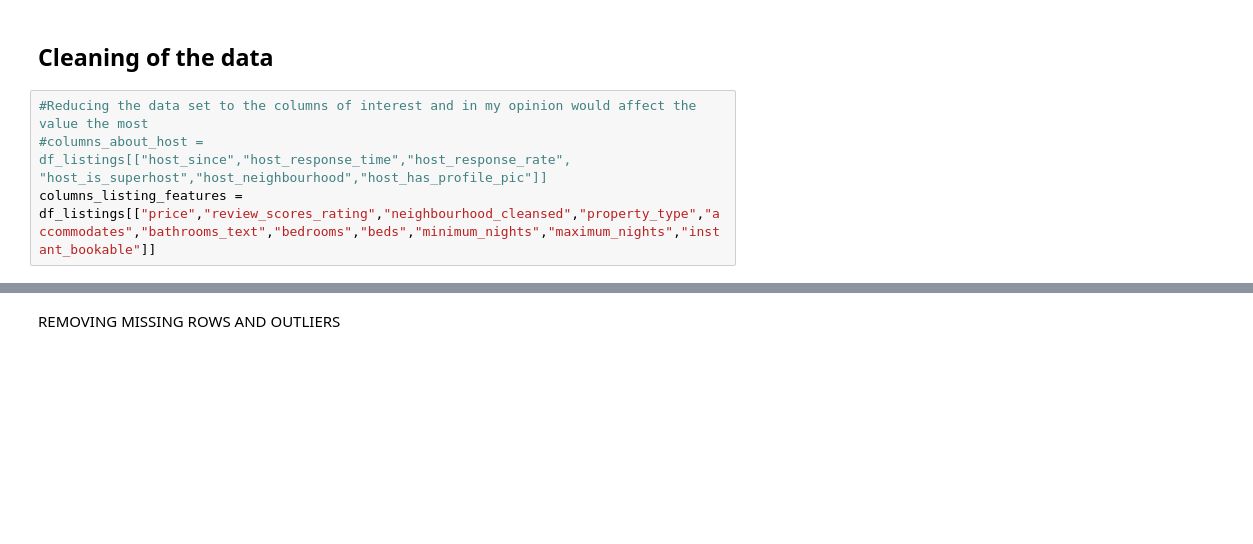
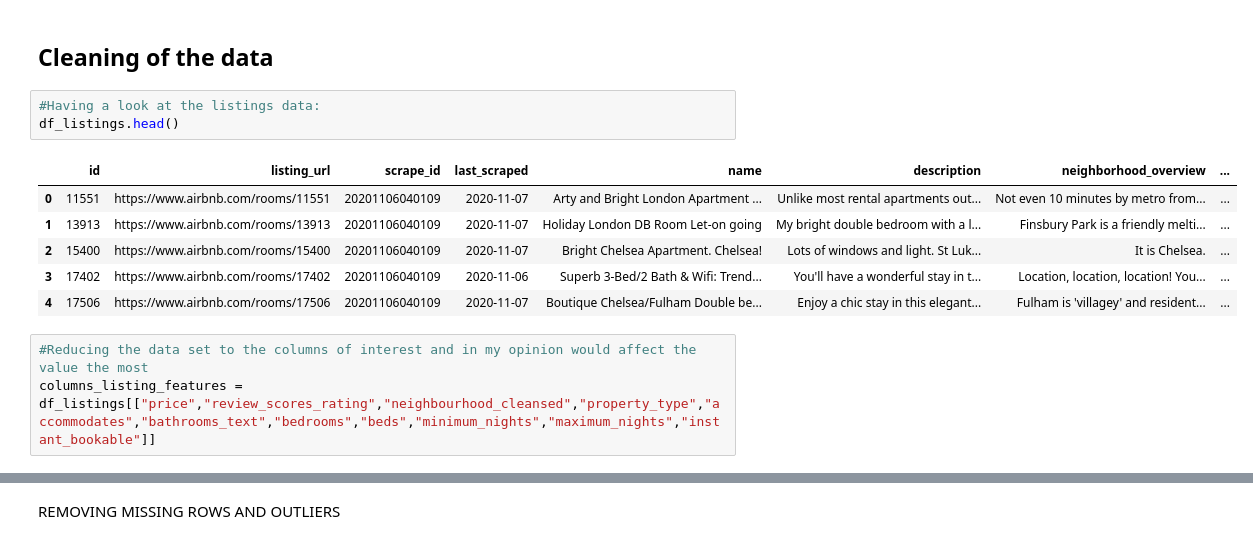
Before and after one commit to EsbenUrbak/Airbnb, a Jupyter notebook: London_Airbnb_Analysis.ipynb, the cells around one changed output, grey strips where cells are left out. Saved outputs shown, nothing was run; the diff lists cells and outputs as text; blank space fills up the shorter version.

```diff
--- a/London_Airbnb_Analysis.ipynb
+++ b/London_Airbnb_Analysis.ipynb
@@ -124,8 +133,17 @@ plt.ioff()
 [figure]
 # %% [markdown]
 ## Cleaning of the data
+# %%
+#Having a look at the listings data:
+df_listings.head()
+# %% [output]
+|  | id | listing_url | scrape_id | last_scraped | name | description | neighborhood_overview | ... |
+| 0 | 11551 | https://www.airbnb.com/rooms/11551 | 20201106040109 | 2020-11-07 | Arty and Bright London Apartment ... | Unlike most rental apartments out... | Not even 10 minutes by metro from... | ... |
+| 1 | 13913 | https://www.airbnb.com/rooms/13913 | 20201106040109 | 2020-11-07 | Holiday London DB Room Let-on going | My bright double bedroom with a l... | Finsbury Park is a friendly melti... | ... |
+| 2 | 15400 | https://www.airbnb.com/rooms/15400 | 20201106040109 | 2020-11-07 | Bright Chelsea Apartment. Chelsea! | Lots of windows and light. St Luk... | It is Chelsea. | ... |
+| 3 | 17402 | https://www.airbnb.com/rooms/17402 | 20201106040109 | 2020-11-06 | Superb 3-Bed/2 Bath & Wifi: Trend... | You'll have a wonderful stay in t... | Location, location, location! You... | ... |
+| 4 | 17506 | https://www.airbnb.com/rooms/17506 | 20201106040109 | 2020-11-07 | Boutique Chelsea/Fulham Double be... | Enjoy a chic stay in this elegant... | Fulham is 'villagey' and resident... | ... |
 # %%
 #Reducing the data set to the columns of interest and in my opinion would affect the value the most
-#columns_about_host = df_listings[["host_since","host_response_time","host_response_rate", "host_is_superhost","host_neighbourhood","host_has_profile_pic"]]
 columns_listing_features = df_listings[["price","review_scores_rating","neighbourhood_cleansed","property_type","accommodates","bathrooms_text","bedrooms","beds","minimum_nights","maximum_nights","instant_bookable"]]
 # %%
```
Also changed, not shown: parts of 7 cells of this notebook.
